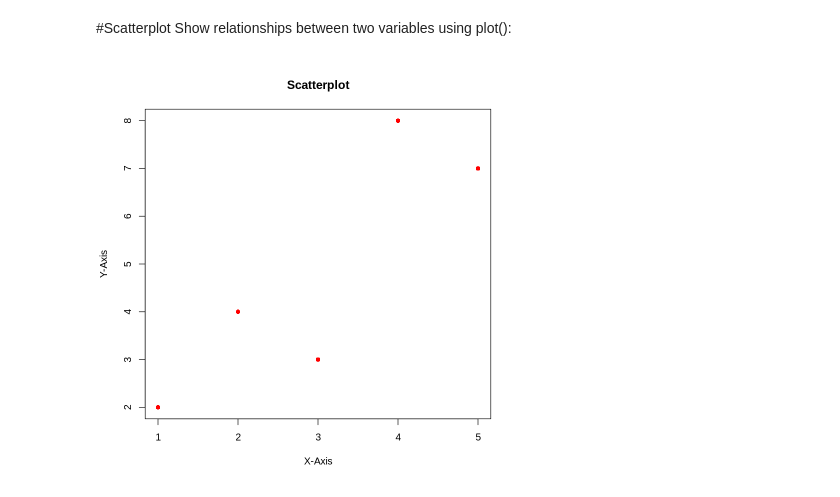
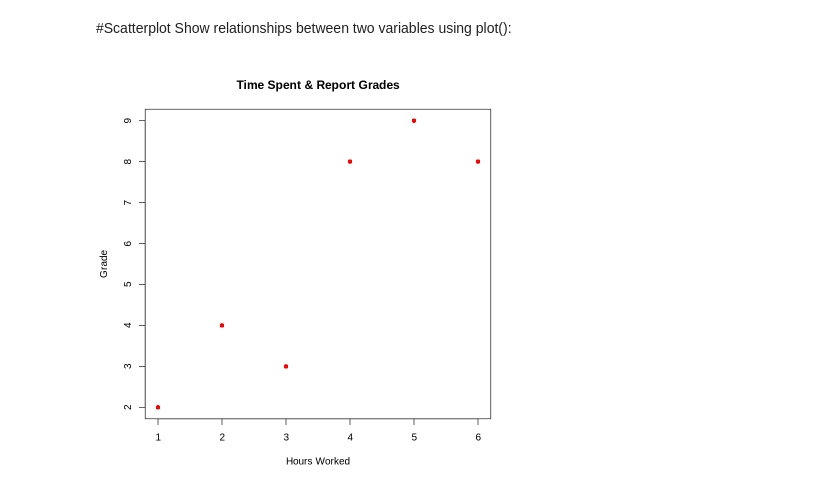
Before and after one commit to SumiranRai/MDSC-Lab, a Jupyter notebook: MDSC-201-Statistical-Methods-Using-R/R_Assignment_2.ipynb, the cells around one changed output. Drawn from its saved outputs; the diff is of its cells as text; code cells hidden in the pictures.

```diff
--- a/MDSC-201-Statistical-Methods-Using-R/R_Assignment_2.ipynb
+++ b/MDSC-201-Statistical-Methods-Using-R/R_Assignment_2.ipynb
@@ -323,8 +325,8 @@ plot(time, values, type = "o", col = "blue", main = "Line Chart For Time Series
 Show relationships between two variables using plot():
 # %%
 # Example: Scatterplot
-x <- c(1, 2, 3, 4, 5)
-y <- c(2, 4, 3, 8, 7)
-plot(x, y, main = "Scatterplot", xlab = "X-Axis", ylab = "Y-Axis", col = "red", pch = 16)
+x <- c(1, 2, 3, 4, 5, 6)
+y <- c(2, 4, 3, 8, 9, 8)
+plot(x, y, main = "Time Spent & Report Grades", xlab = "Hours Worked", ylab = "Grade", col = "red", pch = 16)
 # %% [output]
-[figure, old version]
+[figure, new version]
```
Also changed, not shown: parts of 4 cells of this notebook.
